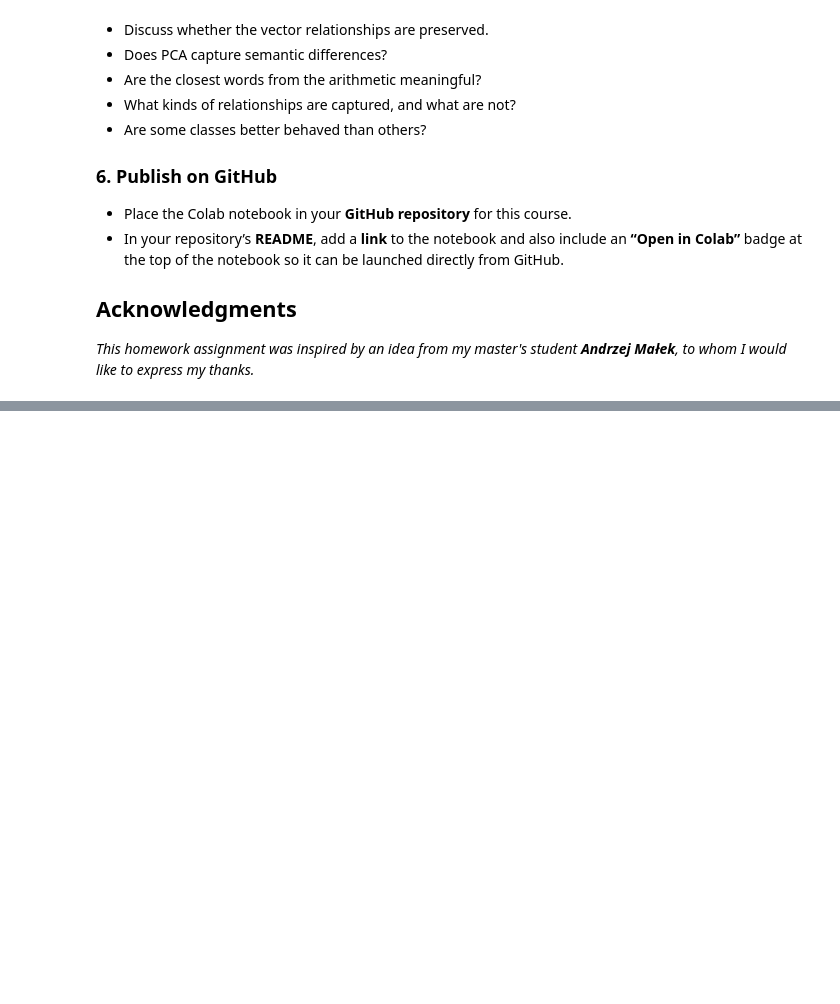
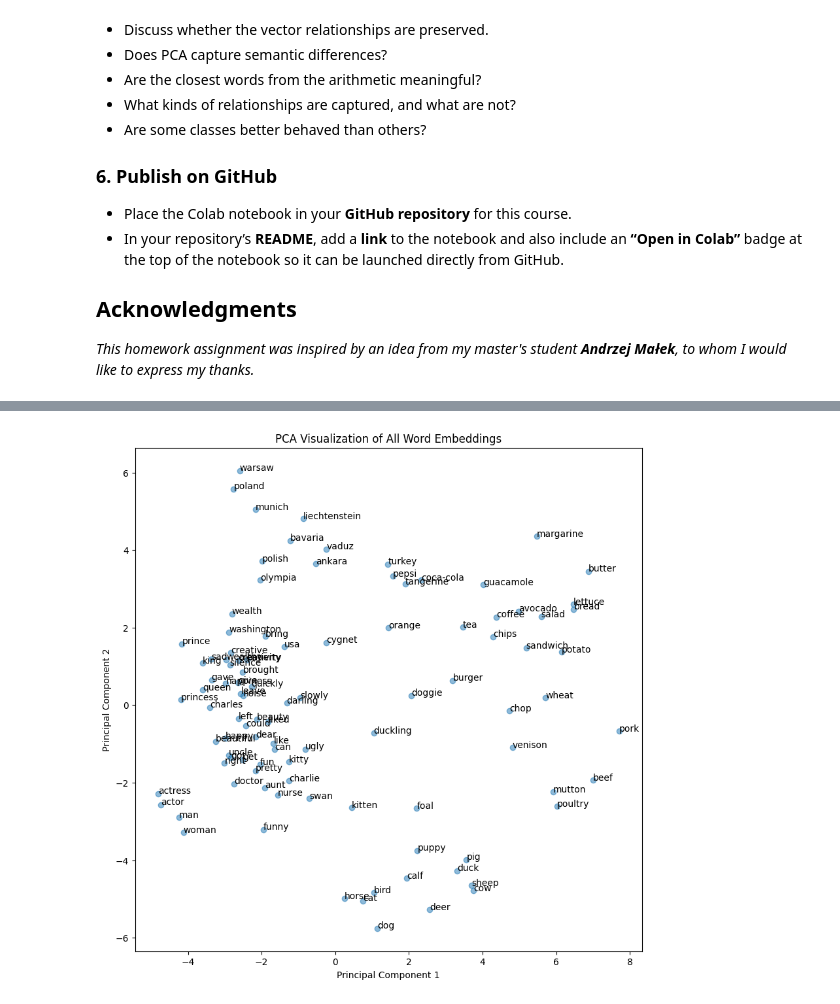
Before and after one commit to kussy29/machine_learning, a Jupyter notebook: lab12_nlp_towards_attention.ipynb, the cells around one changed output, grey strips where cells are left out. Saved outputs shown, nothing was run; the diff lists cells and outputs as text; code cells hidden in the pictures; blank space fills up the shorter version.

```diff
--- a/lab12_nlp_towards_attention.ipynb
+++ b/lab12_nlp_towards_attention.ipynb
@@ -233,0 +229,4 @@ embedding = embedding_layer(torch.tensor(idx))
+# %%
+import gensim.downloader as api
+#word2vec-google-news-300
+model = api.load("glove-wiki-gigaword-100")
@@ -233,0 +235,13 @@ embedding = embedding_layer(torch.tensor(idx))
+# %%
+gender=['king','queen','man','woman','doctor','nurse','prince','princess','actor','actress','uncle','aunt']
+past=['bring','brought','get','got','like','liked','give','gave','leave','left','can','could']
+capital=['poland','warsaw','usa','washington','olympia','turkey','ankara','liechtenstein','vaduz','bavaria','munich']
+antonyms=['pretty','ugly','happy','sad','noise','silence','wealth','poverty','quickly','slowly','left','right']
+adjective=['poland','polish','wealth','wealthy','happiness','happy','creativity','creative','beauty','beautiful','fun','funny']
+substitutes=['orange','tangerine','butter','margarine','coffee','tea','coca-cola','pepsi','sandwich','burger']
+diminutives=['dear','darling','charles','charlie','duck','duckling','dog','doggie','cat','kitty']
+child=['dog','puppy','cow','calf','cat','kitten','horse','foal','swan','cygnet']
+meat=['pig','pork','cow','beef','sheep','mutton','deer','venison','bird','poultry']
+food=['potato','chips','lettuce','salad','pork','chop','wheat','bread','avocado','guacamole']
+all_words=set(gender+past+capital+antonyms+adjective+substitutes+diminutives+child+meat+food)
+print(f'Number of words {len(all_words)}')
@@ -233,0 +298,28 @@ embedding = embedding_layer(torch.tensor(idx))
+# %%
+from sklearn.decomposition import PCA
+import matplotlib.pyplot as plt
+from sklearn.preprocessing import StandardScaler
+import numpy as np
+
+n_components=2
+# Standardize the data (important for PCA)
+scaler = StandardScaler()
+X_scaled = scaler.fit_transform(all_words_vectors)
+
+# Perform PCA to reduce the dimensions
+n_components = 100  # Number of principal components to retain
+pca = PCA(n_components=n_components)
+X_pca = pca.fit_transform(X_scaled)
+
+
+
+plt.figure(figsize=(10, 10))
+plt.scatter(X_pca[:, 0], X_pca[:, 1], alpha=0.5)
+for i, word in enumerate(all_words):
+    plt.annotate(word, (X_pca[i, 0], X_pca[i, 1]))
+plt.xlabel('Principal Component 1')
+plt.ylabel('Principal Component 2')
+plt.title('PCA Visualization of All Word Embeddings')
+plt.show()
+# %% [output]
+[figure, added]
```
Also changed, not shown: parts of 11 cells of this notebook.
